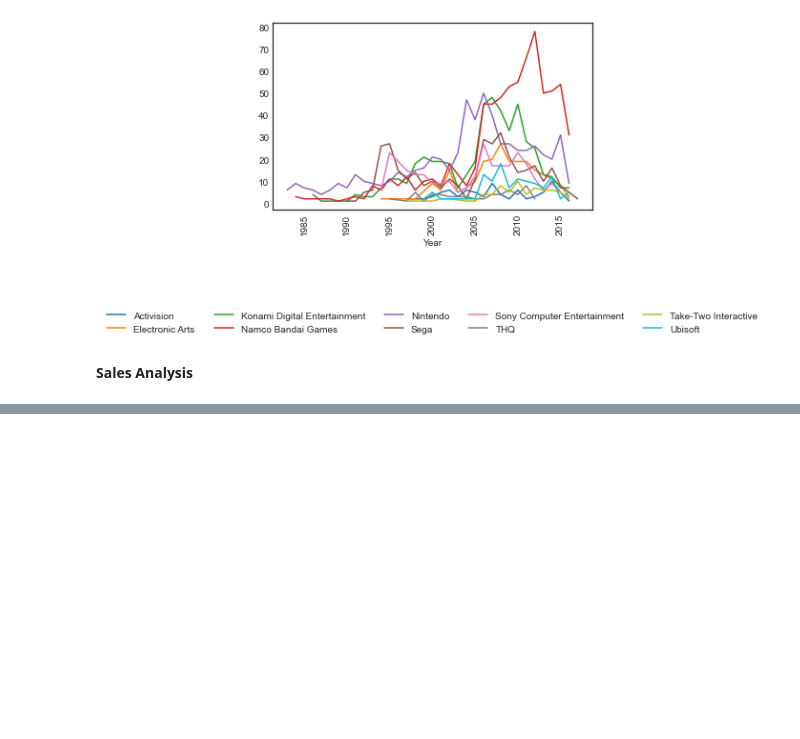
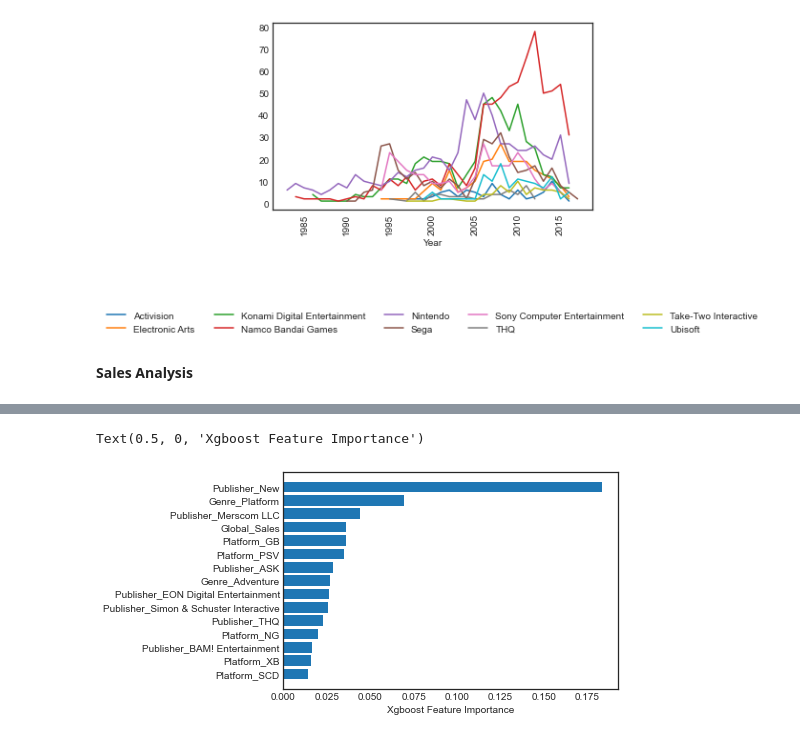
Before and after one commit to chiaracapuano/vgsales, a Jupyter notebook: Capuano_Chiara_vgsales.ipynb, the cells around one changed output, grey strips where cells are left out. Saved outputs shown, nothing was run; the diff lists cells and outputs as text; code cells hidden in the pictures; blank space fills up the shorter version.

```diff
--- a/Capuano_Chiara_vgsales.ipynb
+++ b/Capuano_Chiara_vgsales.ipynb
@@ -248,0 +264,10 @@ plt.xlabel("Permutation Importance")
+# %%
+X = df.drop(columns = ['Global_Sales','Year', 'NA_Sales', 'EU_Sales', 'JP_Sales','Other_Sales'])
+Y = df['Global_Sales']
+test_size = 0.33
+X_train, X_test, y_train, y_test = train_test_split(X, Y, test_size=test_size, random_state=0)
+# fit model no training data
+model = XGBRegressor()
+kfold = KFold(n_splits=10, random_state=7)
+results = cross_val_score(model, X, Y, cv=5, scoring = 'neg_mean_absolute_error')
+print("MAE: %.2f" % (results.mean()))
@@ -248,0 +276,2 @@ plt.xlabel("Permutation Importance")
+# %%
+model.fit(X, Y)
@@ -248,0 +287,9 @@ plt.xlabel("Permutation Importance")
+# %%
+sorted_idx = model.feature_importances_.argsort()
+sorted_idx=sorted_idx[-15:]
+# %%
+plt.barh(df.columns[sorted_idx], model.feature_importances_[sorted_idx])
+plt.xlabel("Xgboost Feature Importance")
+# %% [output]
+Text(0.5, 0, 'Xgboost Feature Importance')
+[figure, added]
```
Also changed, not shown: parts of 9 cells of this notebook.
